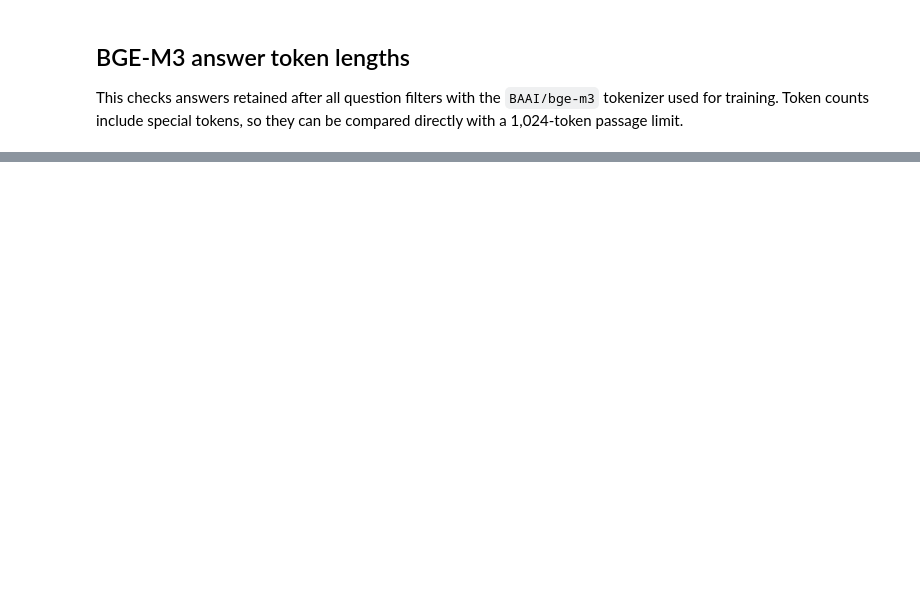
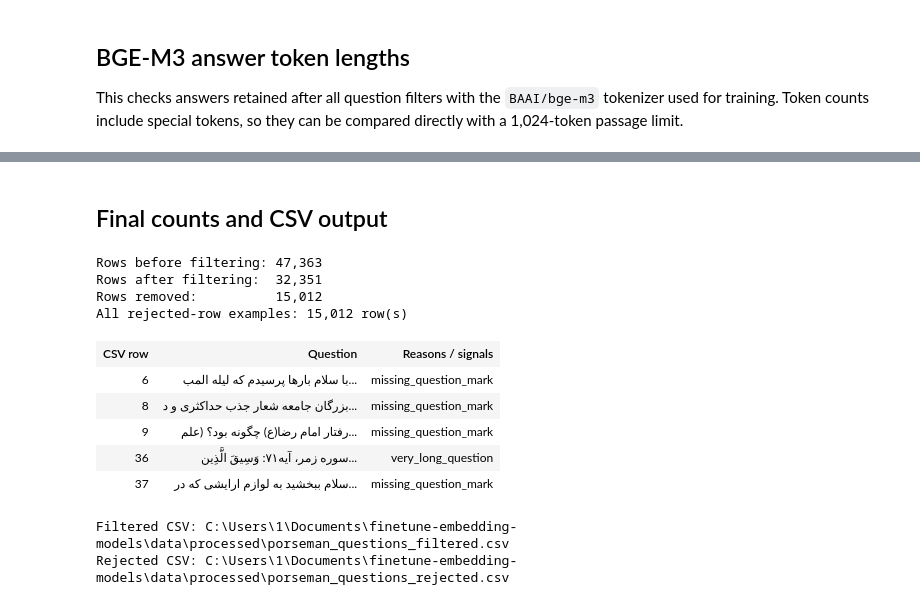
Before and after one commit to AliAhmadi20774/finetune-embedding-models, a Jupyter notebook: notebooks/filter_porseman_questions.ipynb, the cells around one changed output, grey strips where cells are left out. Saved outputs shown, nothing was run; the diff lists cells and outputs as text; code cells hidden in the pictures; blank space fills up the shorter version.

```diff
--- a/notebooks/filter_porseman_questions.ipynb
+++ b/notebooks/filter_porseman_questions.ipynb
@@ -305,0 +343,10 @@ print(f"Rejected CSV: {REJECTED_PATH}")
+# %%
+RETAINED_ID_COLUMN = globals().get("RETAINED_ID_COLUMN", "id")
+for row in active_rows:
+    row[RETAINED_ID_COLUMN] = f"porseman-{row['_row_number']}"
+
+print(f"Assigned {len(active_rows):,} stable IDs to retained rows.")
+id_samples = ["<tr><th>ID</th><th>Question</th></tr>"]
+for row in active_rows[:SAMPLE_SIZE]:
+    id_samples.append("<tr><td>{}</td><td>{}</td></tr>".format(html.escape(row[RETAINED_ID_COLUMN]), html.escape(short(row["question"]))))
+display(HTML("<table style='width:100%; text-align:left'>" + "".join(id_samples) + "</table>"))
@@ -305,0 +361,36 @@ print(f"Rejected CSV: {REJECTED_PATH}")
+# %% [markdown]
+## Final counts and CSV output
+# %%
+rejected_rows = [row for row in all_rows if row["_reasons"]]
+print(f"Rows before filtering: {len(all_rows):,}")
+print(f"Rows after filtering:  {len(active_rows):,}")
+print(f"Rows removed:          {len(rejected_rows):,}")
+show_examples(rejected_rows, "All rejected-row examples")
+
+OUTPUT_PATH.parent.mkdir(parents=True, exist_ok=True)
+filtered_fieldnames = [RETAINED_ID_COLUMN, *fieldnames]
+with OUTPUT_PATH.open("w", encoding="utf-8-sig", newline="") as target:
+    writer = csv.DictWriter(target, fieldnames=filtered_fieldnames)
+    writer.writeheader()
+    writer.writerows({name: row.get(name, "") for name in filtered_fieldnames} for row in active_rows)
+
+with REJECTED_PATH.open("w", encoding="utf-8-sig", newline="") as target:
+    writer = csv.DictWriter(target, fieldnames=[*fieldnames, "rejection_reason"])
+    writer.writeheader()
+    writer.writerows({**{name: row[name] for name in fieldnames}, "rejection_reason": ";".join(row["_reasons"])} for row in rejected_rows)
+
+print(f"Filtered CSV: {OUTPUT_PATH}")
+print(f"Rejected CSV: {REJECTED_PATH}")
+# %% [output]
+Rows before filtering: 47,363
+Rows after filtering:  32,351
+Rows removed:          15,012
+All rejected-row examples: 15,012 row(s)
+| CSV row | Question | Reasons / signals |
+| 6 | با سلام بارها پرسیدم که لیله المب... | missing_question_mark |
+| 8 | بزرگان جامعه شعار جذب حداکثری و د... | missing_question_mark |
+| 9 | رفتار امام رضا(ع) چگونه بود؟ (علم... | missing_question_mark |
+| 36 | سوره زمر، آیه۷۱: وَسِیقَ الَّذِین... | very_long_question |
+| 37 | سلام ببخشید به لوازم ارایشی که در... | missing_question_mark |
+Filtered CSV: C:\Users\1\Documents\finetune-embedding-models\data\processed\porseman_questions_filtered.csv
+Rejected CSV: C:\Users\1\Documents\finetune-embedding-models\data\processed\porseman_questions_rejected.csv
```
Also changed, not shown: parts of 12 cells of this notebook.
